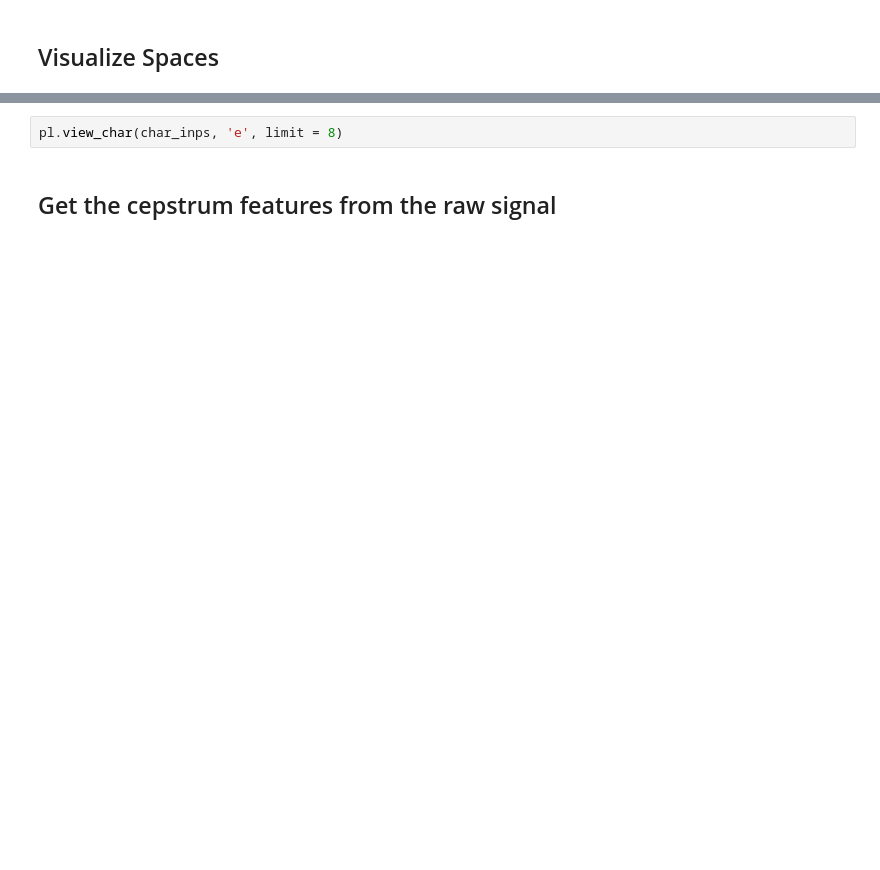
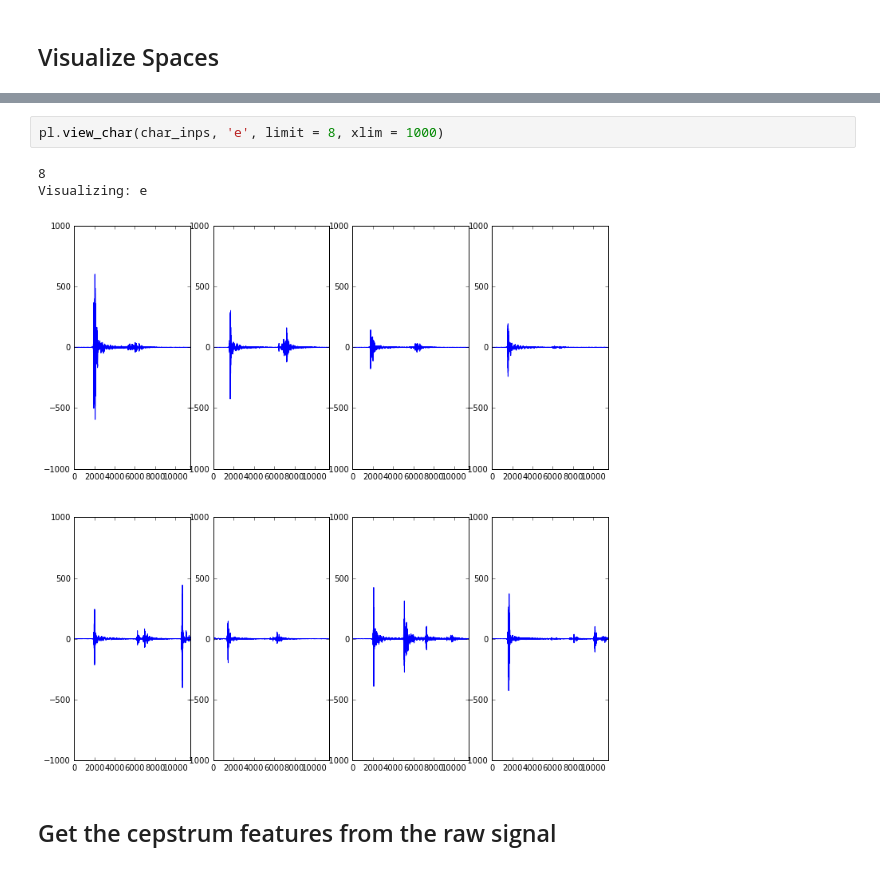
Before and after one commit to kyang01/keyboard_emanations, a Jupyter notebook: Processing.ipynb, the cells around one changed output, grey strips where cells are left out. Saved outputs shown, nothing was run; the diff lists cells and outputs as text; blank space fills up the shorter version.

```diff
--- a/Processing.ipynb
+++ b/Processing.ipynb
@@ -206,5 +406,9 @@ pl.view_char(char_inps, ' ', limit = 8)
 # %%
-pl.view_char(char_inps, 'e', limit = 8)
+pl.view_char(char_inps, 'e', limit = 8, xlim = 1000)
+# %% [output]
+8
+Visualizing: e
+[figure, added]
 # %% [markdown]
 ## Get the cepstrum features from the raw signal
 # %%
```
Also changed, not shown: parts of 30 cells of this notebook, 7 other files.
